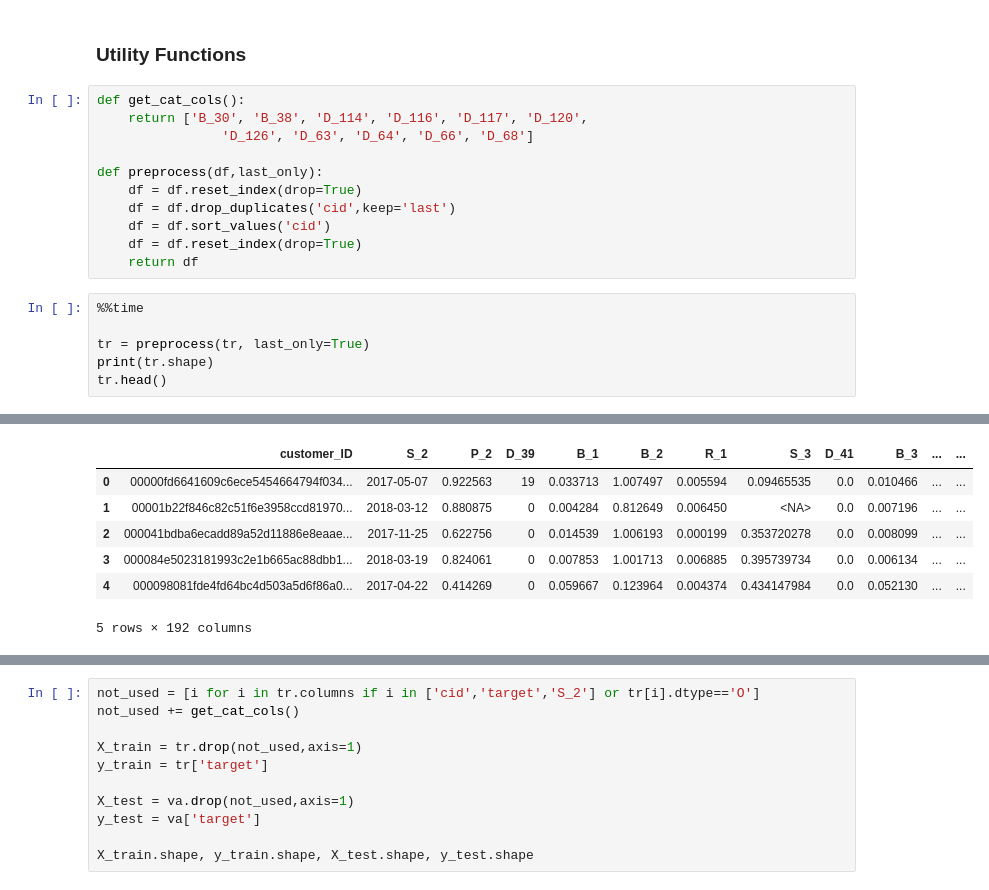
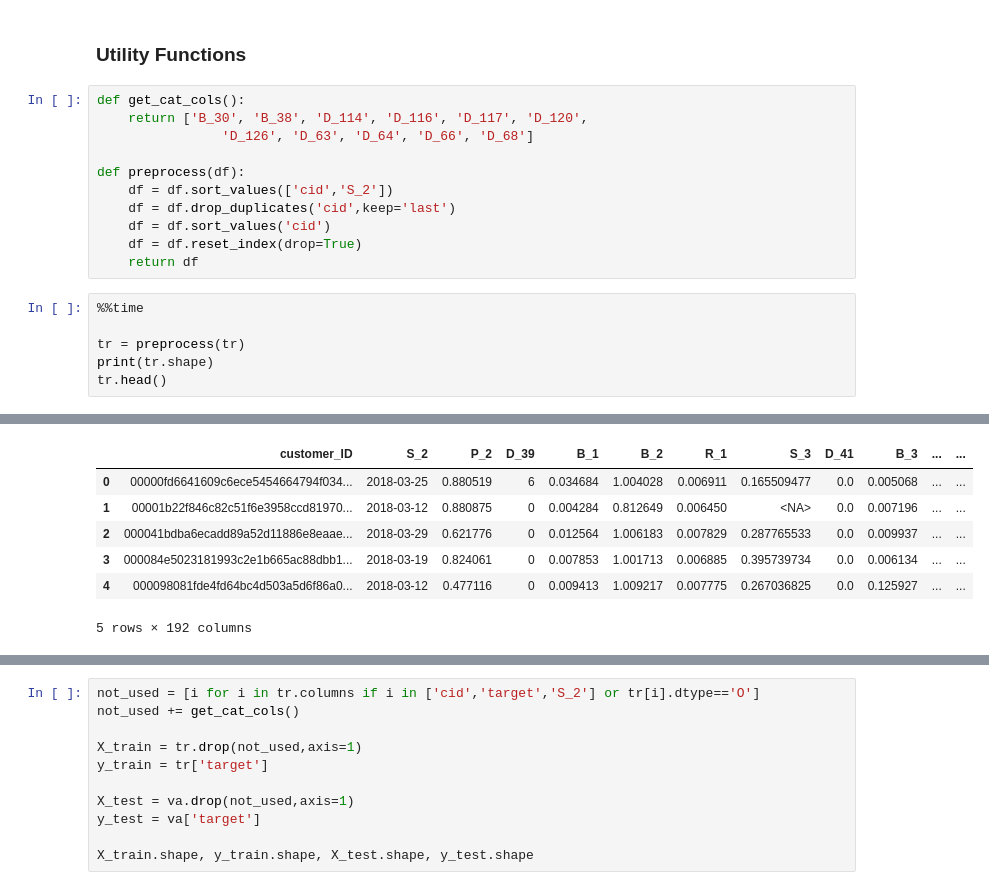
Before and after one commit to daxiongshu/triton_amex, a Jupyter notebook: 2_xgboost_end2end.ipynb, the cells around one changed output, grey strips where cells are left out. Drawn from its saved outputs; the diff is of its cells as text.

```diff
--- a/2_xgboost_end2end.ipynb
+++ b/2_xgboost_end2end.ipynb
@@ -174,8 +75,8 @@ def get_cat_cols():
     return ['B_30', 'B_38', 'D_114', 'D_116', 'D_117', 'D_120',
                 'D_126', 'D_63', 'D_64', 'D_66', 'D_68']
 
-def preprocess(df,last_only):
-    df = df.reset_index(drop=True)
+def preprocess(df):
+    df = df.sort_values(['cid','S_2'])
     df = df.drop_duplicates('cid',keep='last')
     df = df.sort_values('cid')
     df = df.reset_index(drop=True)
@@ -183,7 +84,7 @@ def preprocess(df,last_only):
 # %%
 %%time
 
-tr = preprocess(tr, last_only=True)
+tr = preprocess(tr)
 print(tr.shape)
 tr.head()
 # %% [output]
@@ -193,9 +94,9 @@ Wall time: 241 ms
 |  | customer_ID | S_2 | P_2 | D_39 | B_1 | B_2 | R_1 | S_3 | D_41 | B_3 | ... | ... |
-| 0 | 00000fd6641609c6ece5454664794f034... | 2017-05-07 | 0.922563 | 19 | 0.033713 | 1.007497 | 0.005594 | 0.09465535 | 0.0 | 0.010466 | ... | ... |
+| 0 | 00000fd6641609c6ece5454664794f034... | 2018-03-25 | 0.880519 | 6 | 0.034684 | 1.004028 | 0.006911 | 0.165509477 | 0.0 | 0.005068 | ... | ... |
 | 1 | 00001b22f846c82c51f6e3958ccd81970... | 2018-03-12 | 0.880875 | 0 | 0.004284 | 0.812649 | 0.006450 | <NA> | 0.0 | 0.007196 | ... | ... |
-| 2 | 000041bdba6ecadd89a52d11886e8eaae... | 2017-11-25 | 0.622756 | 0 | 0.014539 | 1.006193 | 0.000199 | 0.353720278 | 0.0 | 0.008099 | ... | ... |
+| 2 | 000041bdba6ecadd89a52d11886e8eaae... | 2018-03-29 | 0.621776 | 0 | 0.012564 | 1.006183 | 0.007829 | 0.287765533 | 0.0 | 0.009937 | ... | ... |
 | 3 | 000084e5023181993c2e1b665ac88dbb1... | 2018-03-19 | 0.824061 | 0 | 0.007853 | 1.001713 | 0.006885 | 0.395739734 | 0.0 | 0.006134 | ... | ... |
-| 4 | 000098081fde4fd64bc4d503a5d6f86a0... | 2017-04-22 | 0.414269 | 0 | 0.059667 | 0.123964 | 0.004374 | 0.434147984 | 0.0 | 0.052130 | ... | ... |
+| 4 | 000098081fde4fd64bc4d503a5d6f86a0... | 2018-03-12 | 0.477116 | 0 | 0.009413 | 1.009217 | 0.007775 | 0.267036825 | 0.0 | 0.125927 | ... | ... |
 5 rows × 192 columns
 # %%
 %%time
```
Also changed, not shown: parts of 26 cells of this notebook, 3 other files.
